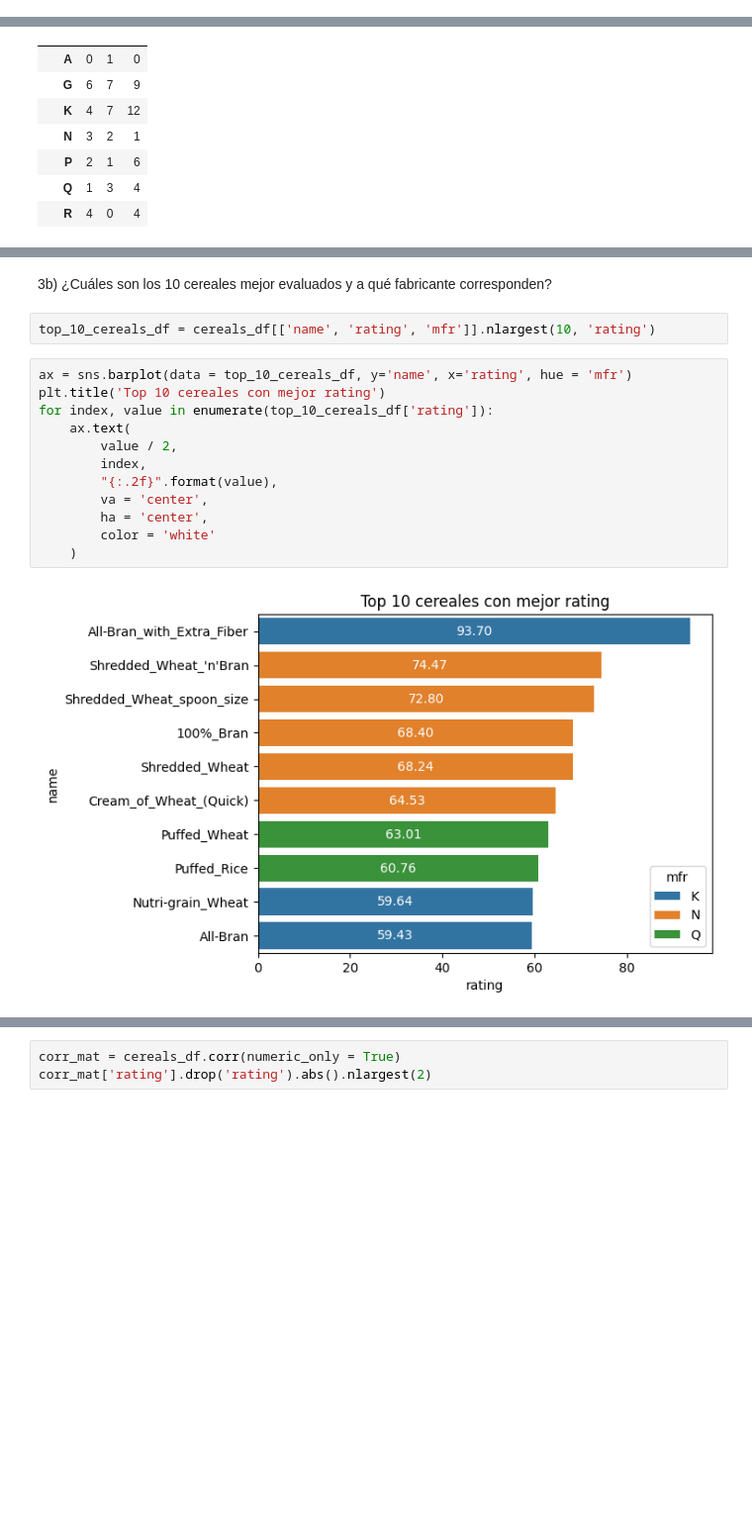
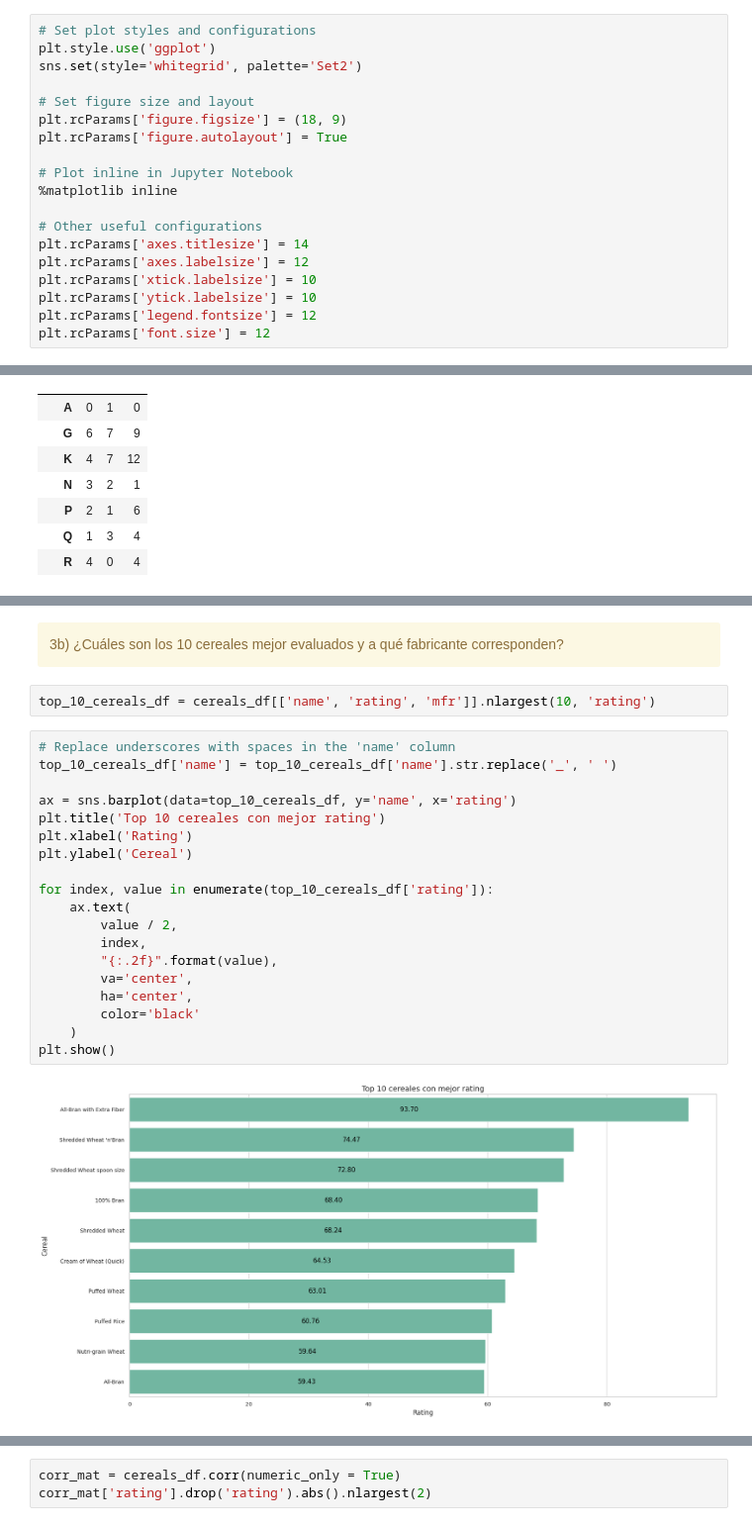
Before and after one commit to A01797078/tareas_TC4029, a Jupyter notebook: Actividad7PCA_Equipo48.ipynb, the cells around one changed output, grey strips where cells are left out. Shown at 99% size. Drawn from its saved outputs; the diff is of its cells as text; blank space fills up the shorter version.

```diff
--- a/Actividad7PCA_Equipo48.ipynb
+++ b/Actividad7PCA_Equipo48.ipynb
@@ -35,3 +84,22 @@ import scipy.stats as stats
+# %%
+# Set plot styles and configurations
+plt.style.use('ggplot')
+sns.set(style='whitegrid', palette='Set2')
+
+# Set figure size and layout
+plt.rcParams['figure.figsize'] = (18, 9)
+plt.rcParams['figure.autolayout'] = True
+
+# Plot inline in Jupyter Notebook
+%matplotlib inline
+
+# Other useful configurations
+plt.rcParams['axes.titlesize'] = 14
+plt.rcParams['axes.labelsize'] = 12
+plt.rcParams['xtick.labelsize'] = 10
+plt.rcParams['ytick.labelsize'] = 10
+plt.rcParams['legend.fontsize'] = 12
+plt.rcParams['font.size'] = 12
 # %%
 cereals_df = pd.read_csv('Cereals.csv')
 cereals_df
@@ -204,21 +320,30 @@ dtype: int64
 # %% [markdown]
+<div class="alert alert-block alert-warning">
 3b) ¿Cuáles son los 10 cereales mejor evaluados y a qué fabricante corresponden?
+</div>
 # %%
 top_10_cereals_df = cereals_df[['name', 'rating', 'mfr']].nlargest(10, 'rating')
 # %%
-ax = sns.barplot(data = top_10_cereals_df, y='name', x='rating', hue = 'mfr')
+# Replace underscores with spaces in the 'name' column
+top_10_cereals_df['name'] = top_10_cereals_df['name'].str.replace('_', ' ')
+
+ax = sns.barplot(data=top_10_cereals_df, y='name', x='rating')
 plt.title('Top 10 cereales con mejor rating')
+plt.xlabel('Rating')
+plt.ylabel('Cereal')
+
 for index, value in enumerate(top_10_cereals_df['rating']):
     ax.text(
         value / 2,
         index,
         "{:.2f}".format(value),
-        va = 'center',
-        ha = 'center',
-        color = 'white'
+        va='center',
+        ha='center',
+        color='black'
     )
+plt.show()
 # %% [output]
-[figure, old version]
+[figure, new version]
 # %%
 top_10_cereals_df
 # %% [output]
```
Also changed, not shown: parts of 69 cells of this notebook.
